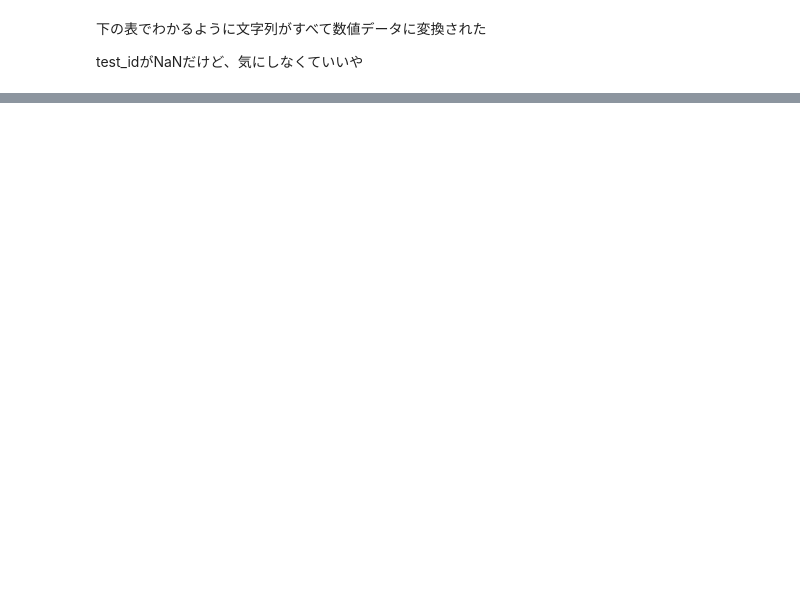
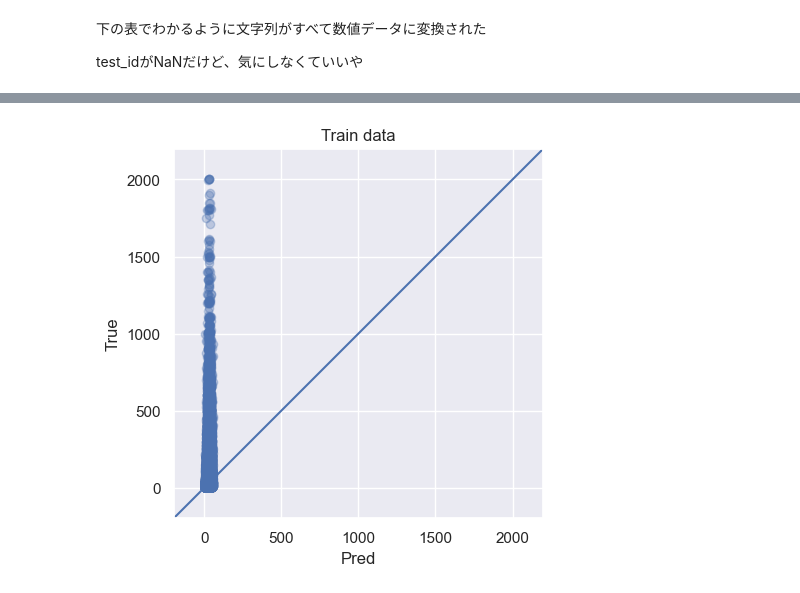
Before and after one commit to Hiromu1612/Kaggle_mercari2, a Jupyter notebook: ridge.ipynb, the cells around one changed output, grey strips where cells are left out. Drawn from its saved outputs; the diff is of its cells as text; code cells hidden in the pictures; blank space fills up the shorter version.

```diff
--- a/test2_0.555_with_book.ipynb
+++ b/ridge.ipynb
@@ -730,0 +973,20 @@ RMSLE:  0.5558444608490906
+# %%
+y_train_pred = ridge.predict(X_train)
+# %%
+y_min = np.append(y_train_pred, y_train).min()
+y_max = np.append(y_train_pred, y_train).max()
+y_margin = (y_max - y_min) * 0.1
+y_min -= y_margin
+y_max += y_margin
+# %%
+plt.scatter(y_train_pred, y_train, alpha=0.3)
+plt.plot([y_min,y_max], [y_min,y_max])
+plt.gca().set_aspect('equal', adjustable='box')
+plt.xlim(y_min, y_max)
+plt.ylim(y_min, y_max)
+plt.title('Train data')
+plt.xlabel('Pred')
+plt.ylabel('True')
+plt.show()
+# %% [output]
+[figure, added]
```
Also changed, not shown: parts of 121 cells of this notebook, 5 other files.
